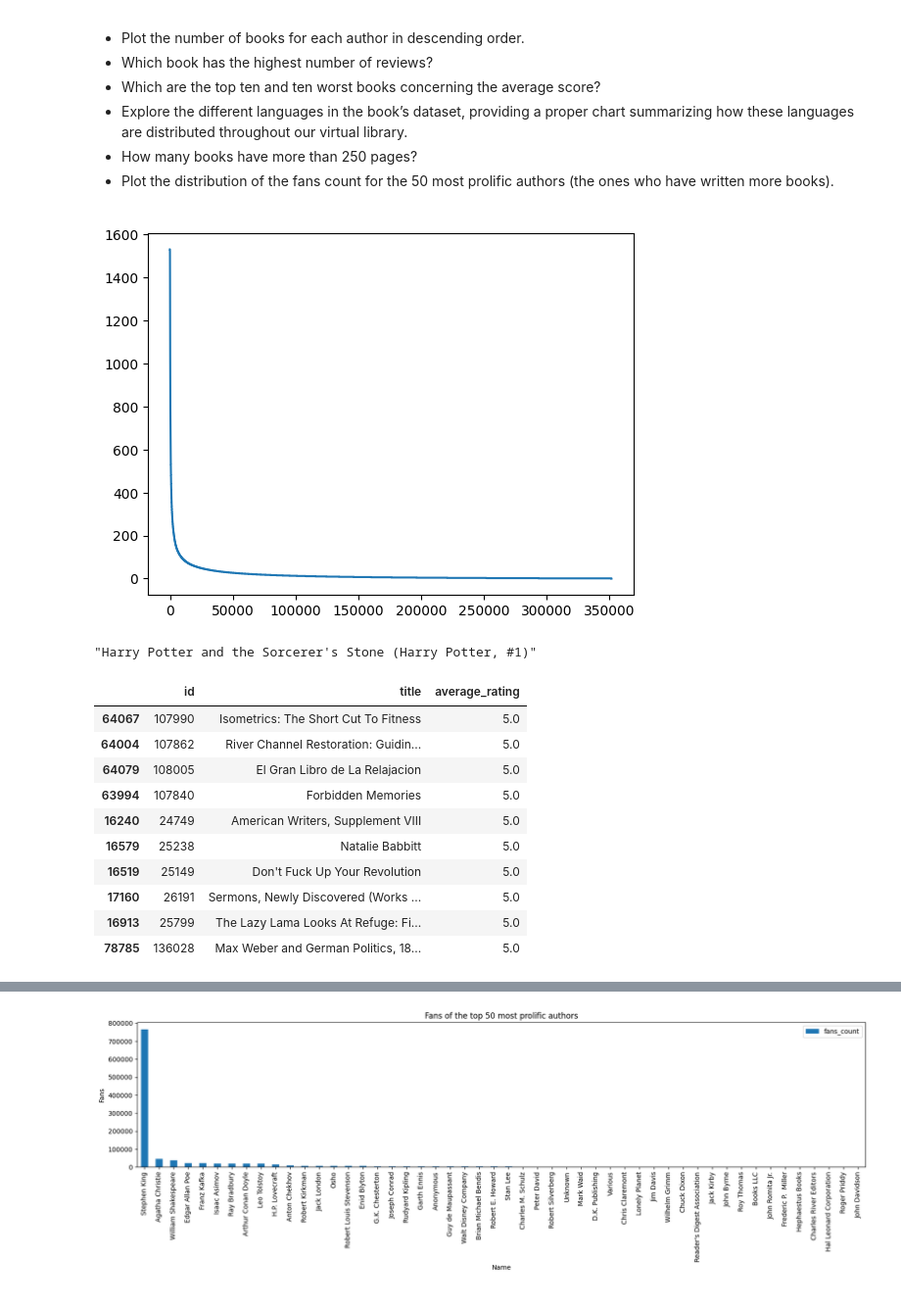
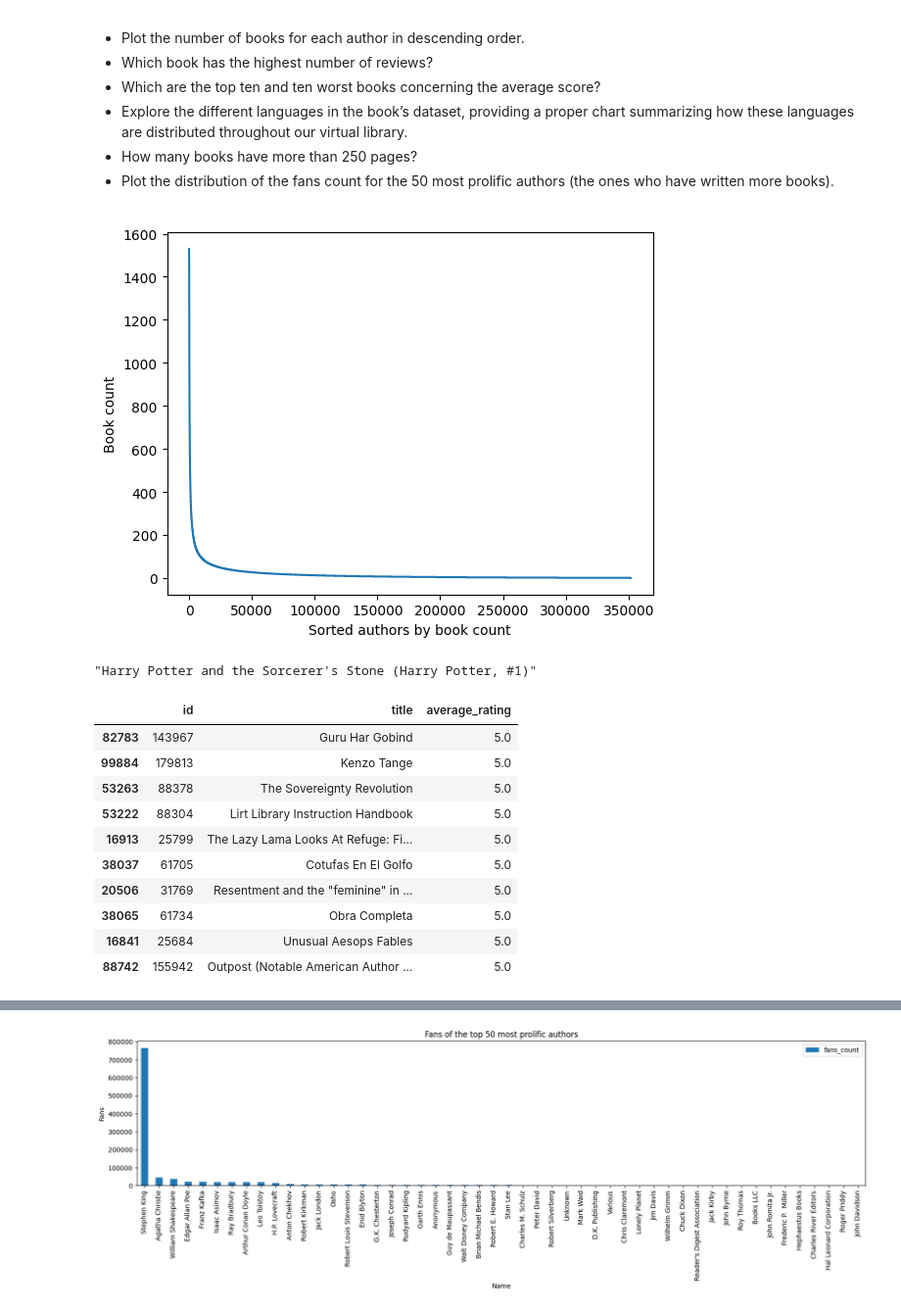
Before and after one commit to michele-42/HW2, a Jupyter notebook: main.ipynb, the cells around one changed output, grey strips where cells are left out. Shown at 98% size. Cells and saved outputs as stored; diff of their text form; code cells hidden in the pictures.

```diff
--- a/main.ipynb
+++ b/main.ipynb
@@ -20,7 +20,8 @@ Exploratory Data Analysis (EDA):<br>
 """
 
 with open('data/lighter_authors.json') as lighter_authors:
-    json_data:dict = json.loads(lighter_authors.readline())
+    line = lighter_authors.readline()
+    json_data:dict = json.loads(line)
     for key, value in json_data.items():
         print(key, type(value))
 # %% [output]
@@ -66,38 +92,41 @@ description <class 'str'>
 # %%
 """
-    LOAD AND PRINT AUTHORS DATAFRAME
+    LOAD AND PRINT BOOKS DATAFRAME
 """
-
-# This code loads only the fields needed for the exercises.
-# It takes more time to load the data but less RAM memory
+# Given the size of the dataframe only a subset of the total dataframes will be loaded
 
 # how many records to load
-no_records = 380000
+no_records = 100000
 
 # which fields
 fields = [
     'id',
-    'name',
-    'gender',
-    'fans_count',
+    'title',
+    'language',
+    'author_name',
+    'average_rating',
     'ratings_count',
-    'average_rating',
-    'book_ids'
+    'rating_dist',
+    'original_publication_date',
+    'format',
+    'num_pages',
+    'series_id',
+    'series_name',
+    'text_reviews_count'
 ]
 
 records = []
-with open('data/lighter_authors.json') as lighter_authors:
+with open('data/lighter_books.json') as lighter_books:
     for i in range(no_records):
         try:
-            json_data = json.loads(lighter_authors.readline())
+            line = lighter_books.readline()
+            if not line: break
+            json_data = json.loads(line)
             records.append([json_data[k] for k in fields])
         except:
             continue
 
-
-
-authors = pd.DataFrame(records, columns=fields)
+books = pd.DataFrame(records, columns=fields)
 records.clear()
-
-authors
+books
 # %% [output]
@@ -179,18 +158,18 @@ Let’s finally dig into this vast dataset, retrieving some vital information: <
 # %%
 
 """
   1.  Plot the number of books for each author in descending order
 """
 
 # get len(book_ids) of every record
 # sort the values (descending)
 # plot the values
-authors.book_ids.map(len).sort_values(ascending=False, ignore_index=True).plot(kind='line', x='key', y='value')
+authors.book_ids.map(len).sort_values(ascending=False, ignore_index=True).plot(kind='line', x='key', y='value', xlabel='Sorted authors by book count', ylabel='Book count')
 plt.show()
 
 # conclusion: There are 2 types of writers the ones that write lots of books (minority) and the ones that write only a few (majority)
 # %% [output]
-[figure, old version]
+[figure, new version]
 # %%
 """
     2. Which book has the highest number of reviews ?
@@ -210,16 +189,16 @@ books_sorted_by_score = books.sort_values(['average_rating'], ascending=False)
 books_sorted_by_score.head(10).loc[:, ['id', 'title', 'average_rating']]
 # %% [output]
 |  | id | title | average_rating |
-| 64067 | 107990 | Isometrics: The Short Cut To Fitness | 5.0 |
-| 64004 | 107862 | River Channel Restoration: Guidin... | 5.0 |
-| 64079 | 108005 | El Gran Libro de La Relajacion | 5.0 |
-| 63994 | 107840 | Forbidden Memories | 5.0 |
-| 16240 | 24749 | American Writers, Supplement VIII | 5.0 |
-| 16579 | 25238 | Natalie Babbitt | 5.0 |
-| 16519 | 25149 | Don't Fuck Up Your Revolution | 5.0 |
-| 17160 | 26191 | Sermons, Newly Discovered (Works ... | 5.0 |
+| 82783 | 143967 | Guru Har Gobind | 5.0 |
+| 99884 | 179813 | Kenzo Tange | 5.0 |
+| 53263 | 88378 | The Sovereignty Revolution | 5.0 |
+| 53222 | 88304 | Lirt Library Instruction Handbook | 5.0 |
 | 16913 | 25799 | The Lazy Lama Looks At Refuge: Fi... | 5.0 |
-| 78785 | 136028 | Max Weber and German Politics, 18... | 5.0 |
+| 38037 | 61705 | Cotufas En El Golfo | 5.0 |
+| 20506 | 31769 | Resentment and the "feminine" in ... | 5.0 |
+| 38065 | 61734 | Obra Completa | 5.0 |
+| 16841 | 25684 | Unusual Aesops Fables | 5.0 |
+| 88742 | 155942 | Outpost (Notable American Author ... | 5.0 |
 # %%
 """
     3b. What are the worst 10 books regarding average_rating
```
Also changed, not shown: parts of 30 cells of this notebook, 1 other file.
